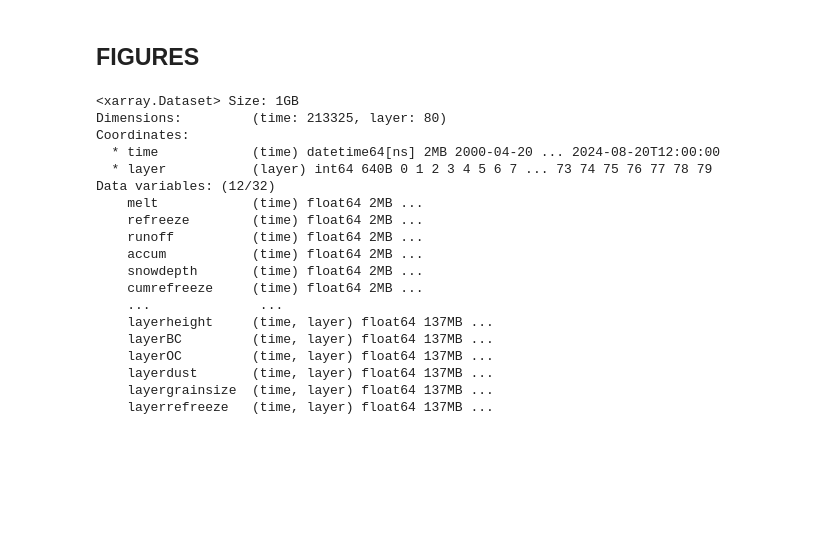
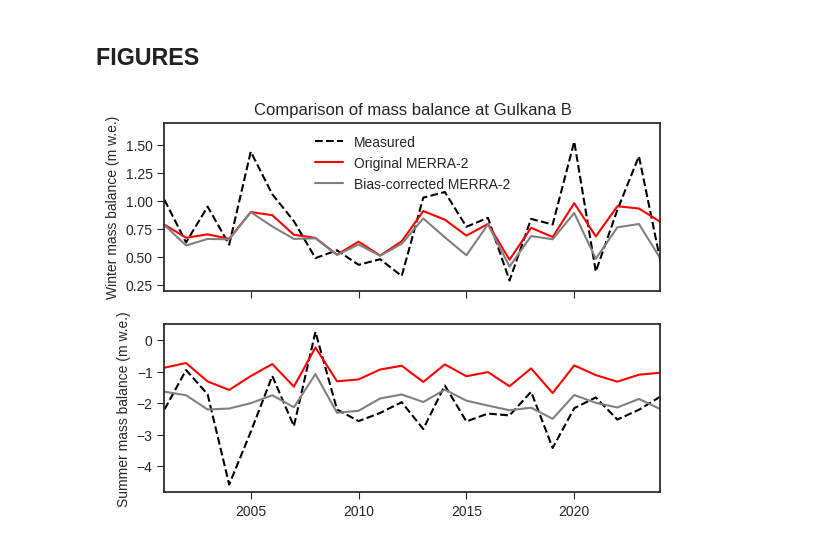
Before and after one commit to clairevwilson/PEBSI, a Jupyter notebook: figs_results.ipynb, the cells around one changed output. Saved outputs shown, nothing was run; the diff lists cells and outputs as text; code cells hidden in the pictures; blank space fills up the shorter version.

```diff
--- a/figs_results.ipynb
+++ b/figs_results.ipynb
@@ -517,27 +514,30 @@ ALBEDO 0.06567713791790723
 DH 0.4828441434115403
 # %% [markdown]
 ## FIGURES
-# %%
-ds_corrected = gsproc.get_any(result_dict, best[0], best[1], 'B')
-ds_un = xr.open_dataset(gsproc.base_fp+'.nc') # RUNNING
-ds_un
-# %% [output]
-<xarray.Dataset> Size: 1GB
-Dimensions:         (time: 213325, layer: 80)
-Coordinates:
-  * time            (time) datetime64[ns] 2MB 2000-04-20 ... 2024-08-20T12:00:00
-  * layer           (layer) int64 640B 0 1 2 3 4 5 6 7 ... 73 74 75 76 77 78 79
-Data variables: (12/32)
-    melt            (time) float64 2MB ...
-    refreeze        (time) float64 2MB ...
-    runoff          (time) float64 2MB ...
-    accum           (time) float64 2MB ...
-    snowdepth       (time) float64 2MB ...
-    cumrefreeze     (time) float64 2MB ...
-    ...              ...
-    layerheight     (time, layer) float64 137MB ...
-    layerBC         (time, layer) float64 137MB ...
-    layerOC         (time, layer) float64 137MB ...
-    layerdust       (time, layer) float64 137MB ...
-    layergrainsize  (time, layer) float64 137MB ...
-    layerrefreeze   (time, layer) float64 137MB ...
+# %%
+ds_corrected = gsproc.get_any(result_dict, best[0], best[1], 'B')
+ds_un = xr.open_dataset('/trace/group/rounce/cvwilson/Output/gulkanaB_no_bias_correct_1.nc') # RUNNING
+
+years, wmod, wmeas, smod, smeas, amod, ameas = seasonal_mass_balance(ds_corrected, out='data')
+years, wmodu, wmeasu, smodu, smeasu, amodu, ameasu = seasonal_mass_balance(ds_un, out='data')
+
+fig, (ax1, ax2) = plt.subplots(2, sharex=True)
+ax1.plot(years, wmeas, color = 'k', linestyle='--', label='Measured')
+ax1.plot(years, wmodu, color = 'red', label='Original MERRA-2')
+ax1.plot(years, wmod, color = 'gray', label='Bias-corrected MERRA-2')
+
+ax2.plot(years, smeas, color = 'k', linestyle='--')
+ax2.plot(years, smodu, color = 'r')
+ax2.plot(years, smod, color = 'gray')
+
+ax1.legend()
+ax1.tick_params(length=5)
+ax1.set_ylabel('Winter mass balance (m w.e.)')
+ax2.tick_params(length=5)
+ax2.set_ylabel('Summer mass balance (m w.e.)')
+ax2.set_xlim(2001, 2024)
+ax1.set_ylim(0.2, 1.7)
+ax1.set_title('Comparison of mass balance at Gulkana B')
+plt.savefig('/trace/group/rounce/cvwilson/Output/bias_correct_alltime.png', dpi=300, bbox_inches='tight')
+# %% [output]
+[figure, added]
```
Also changed, not shown: parts of 11 cells of this notebook, 4 other files.
